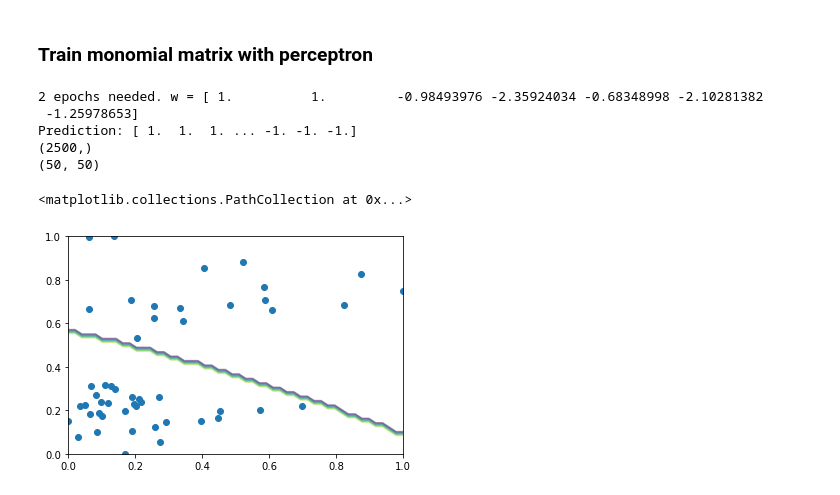
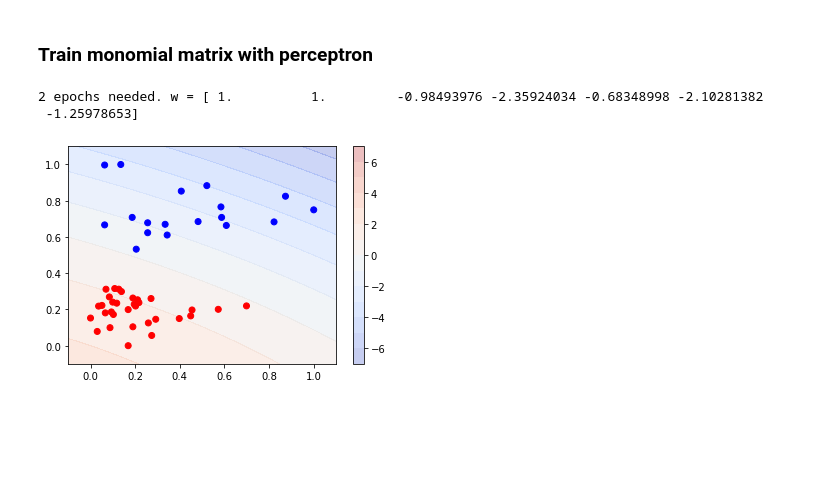
Before and after one commit to danielhp97/MLVC_1, a Jupyter notebook: Assignment_1_1.ipynb, the cells around one changed output. Cells and saved outputs as stored; diff of their text form; code cells hidden in the pictures; blank space fills up the shorter version.

```diff
--- a/Assignment1.ipynb
+++ b/Assignment_1_1.ipynb
@@ -25,7 +25,7 @@ x_train, y_train, x_test, y_test = data_manager.read_mnist_data()
 ### Extracting subset of classes Ankle boot(9) and Trousers(1)
 indices = np.where((y_train == 1) | (y_train == 9))
 mnist_subset_rows = x_train[indices]
-image_subset = mnist_subset_rows.reshape(mnist_subset_rows.shape[0],28,28)
+image_subset = np.copy(mnist_subset_rows.reshape(mnist_subset_rows.shape[0],28,28))
 label_subset = y_train[indices]
 
 ### Convert images to binary
@@ -79,0 +45,12 @@ features_subset
+# %%
+### Choose a smaller subset for testing purposes
+image_subsubset = image_subset[20:70]
+label_subsubset = label_subset[20:70]
+
+### Extract features
+features_subset = data_manager.extract_features(image_subsubset, label_subsubset)
+
+### Normalize features
+features_subset = data_manager.normalize_features(features_subset)
+
+features_subset
@@ -142,36 +138,42 @@ print(X_mono.shape)
 # %% [markdown]
 ### Train monomial matrix with perceptron
 # %%
-x = np.linspace(0, 1, 50);
+# size of grid
+num = 200
+
+x = np.linspace(-0.1, 1.1, num);
 [x,y] = np.meshgrid(x,x);
 x=x.reshape(1,-1)
 y=y.reshape(1,-1)
 
-w1 = perceptron.percTrain(X_mono, t, maxIts, online)
+w_mono = perceptron.percTrain(X_mono, t, maxIts, online)
 
-x_test = np.vstack((
+x_grid = np.vstack((
     np.ones(x.shape[1]),
     x,
     y,
     x**2,
     y**2,
     x*y
 ))
 
 #plt.scatter (x_test[1], x_test[2])
 
-prediction = perceptron.perc(w1, x_test)
-print(prediction.shape)
-pre = prediction.reshape(50,50)
-print(pre.shape)
+#prediction = perceptron.perc(w_mono, x_grid)
+#print(prediction.shape)
 
-plt.contour(x.reshape(50,50), y.reshape(50,50), pre.reshape(50,50), alpha = 0.4)
-plt.scatter (X_mono[1], X_mono[2])
+x_grid_hom = np.vstack((np.ones(len(x_grid[0]),dtype=int), x_grid))
+pre = w_mono @ x_grid_hom
+
+preMin = min(pre)
+preMax = max(pre)
+
+levels = np.linspace(-7,7,15)
+#levels = [-1,0,1] # to see SVM
+cs = plt.contourf(x.reshape(num,num), y.reshape(num,num), pre.reshape(num,num), alpha=0.3, levels=levels, cmap=cm.coolwarm)
+plt.scatter (X_mono[1], X_mono[2], c= ['r' if c == 1 else 'b' for c in t])
+cbar = plt.colorbar(cs)
 # %% [output]
 2 epochs needed. w = [ 1.          1.         -0.98493976 -2.35924034 -0.68348998 -2.10281382
  -1.25978653]
-Prediction: [ 1.  1.  1. ... -1. -1. -1.]
-(2500,)
-(50, 50)
-<matplotlib.collections.PathCollection at 0x...>
-[figure, old version]
+[figure, new version]
```
Also changed, not shown: parts of 15 cells of this notebook, 4 other files.
